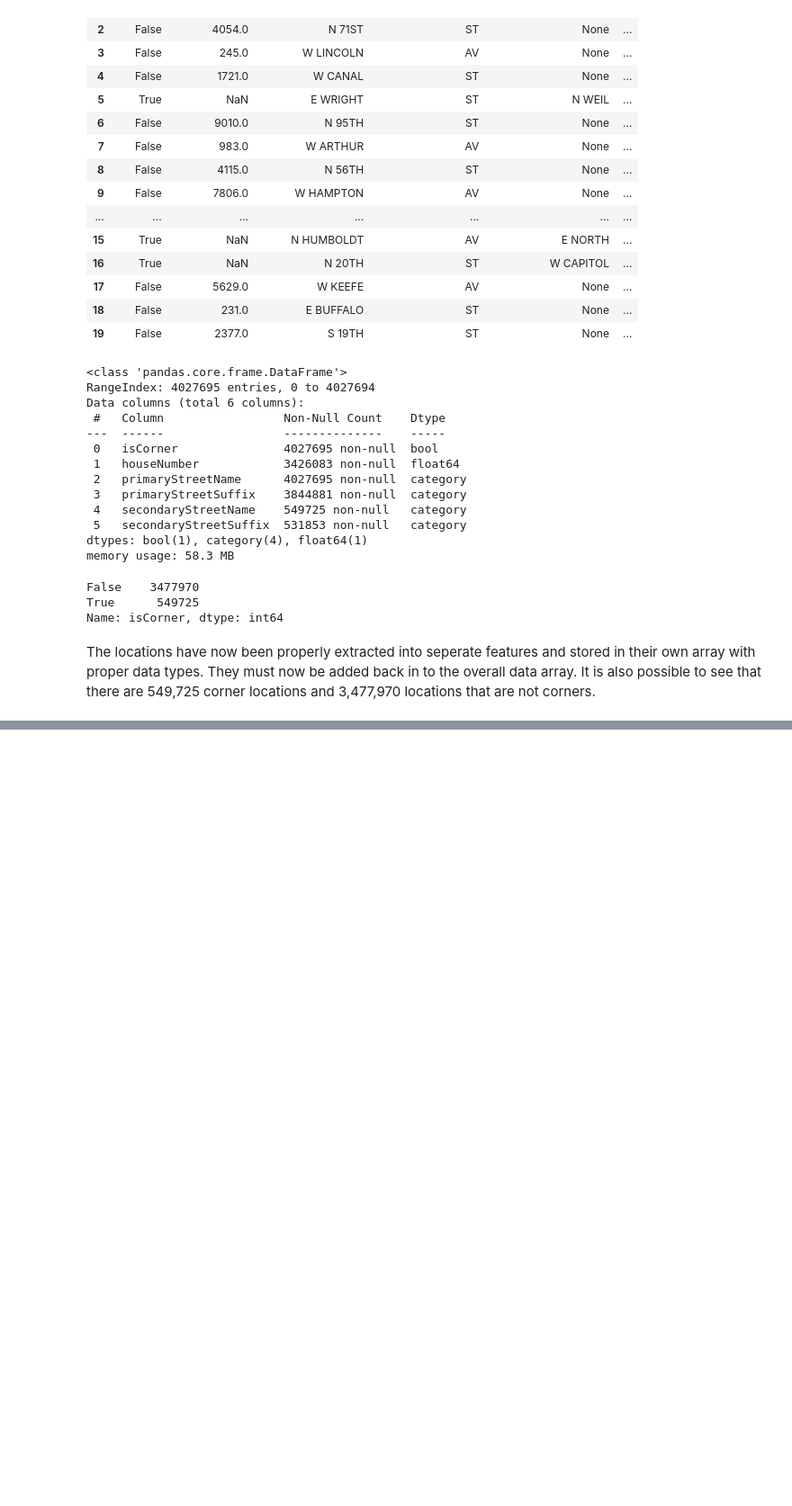
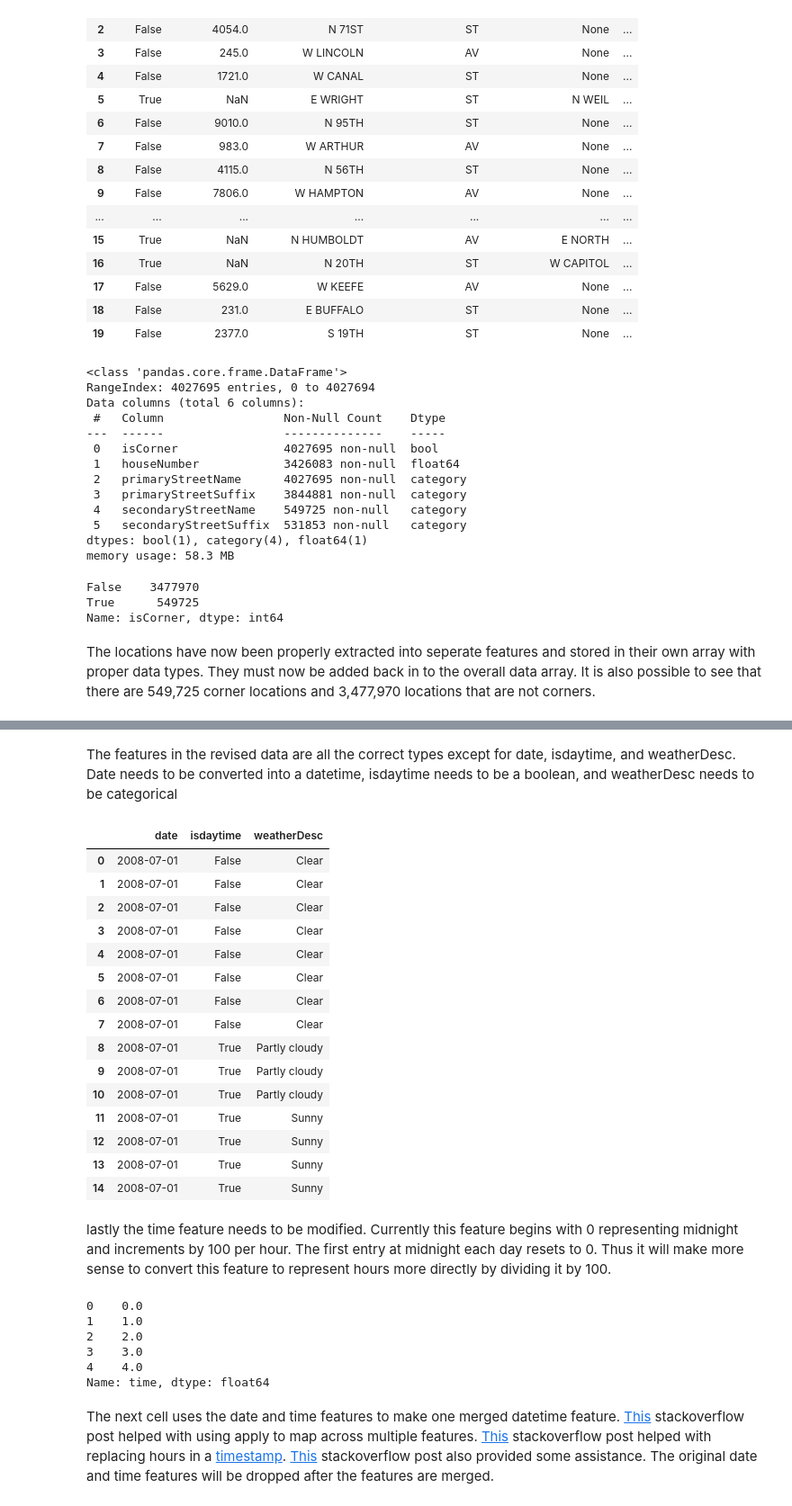
Before and after one commit to GrantFass/CS3300-FinalProject, a Jupyter notebook: CS 3300 011 Data Science Final Project.ipynb, the cells around one changed output, grey strips where cells are left out. Shown at 90% size. Saved outputs shown, nothing was run; the diff lists cells and outputs as text; code cells hidden in the pictures; blank space fills up the shorter version.

```diff
--- a/CS 3300 011 Data Science Final Project.ipynb
+++ b/CS 3300 011 Data Science Final Project.ipynb
@@ -581,0 +635,39 @@ https://mpd.digitalpublicworks.com/?start=2019-01-05T00:00:00-06:00&end=2019-01-
+# %% [markdown]
+The features in the revised data are all the correct types except for date, isdaytime, and weatherDesc. Date needs to be converted into a datetime, isdaytime needs to be a boolean, and weatherDesc needs to be categorical
+# %%
+def isdaytime_to_boolean(val: str) -> bool:
+    """
+    method to convert a string into a boolean
+    :param val: (str) no or yes
+    :return: (bool) False if no, True if yes
+    :auth: Grant Fass
+    :since: 8 February 2022
+    """
+    if val == 'no':
+        return False
+    return True
+# %%
+weather_data['date'] = pd.to_datetime(weather_data['date'], infer_datetime_format=True)
+weather_data['isdaytime'] = weather_data['isdaytime'].map(isdaytime_to_boolean).astype('bool')
+weather_data['weatherDesc'] = weather_data['weatherDesc'].astype('category')
+# %%
+weather_data[['date', 'isdaytime', 'weatherDesc']].head(15)
+# %% [output]
+|  | date | isdaytime | weatherDesc |
+| 0 | 2008-07-01 | False | Clear |
+| 1 | 2008-07-01 | False | Clear |
+| 2 | 2008-07-01 | False | Clear |
+| 3 | 2008-07-01 | False | Clear |
+| 4 | 2008-07-01 | False | Clear |
+| 5 | 2008-07-01 | False | Clear |
+| 6 | 2008-07-01 | False | Clear |
+| 7 | 2008-07-01 | False | Clear |
+| 8 | 2008-07-01 | True | Partly cloudy |
+| 9 | 2008-07-01 | True | Partly cloudy |
+| 10 | 2008-07-01 | True | Partly cloudy |
+| 11 | 2008-07-01 | True | Sunny |
+| 12 | 2008-07-01 | True | Sunny |
+| 13 | 2008-07-01 | True | Sunny |
+| 14 | 2008-07-01 | True | Sunny |
+# %% [markdown]
+lastly the time feature needs to be modified. Currently this feature begins with 0 representing midnight and increments by 100 per hour. The first entry at midnight each day resets to 0. Thus it will make more sense to convert this feature to represent hours more directly by dividing it by 100.
@@ -581,0 +676,11 @@ https://mpd.digitalpublicworks.com/?start=2019-01-05T00:00:00-06:00&end=2019-01-
+# %%
+weather_data['time'].head(5)
+# %% [output]
+0    0.0
+1    1.0
+2    2.0
+3    3.0
+4    4.0
+Name: time, dtype: float64
+# %% [markdown]
+The next cell uses the date and time features to make one merged datetime feature. [This](https://stackoverflow.com/a/44648068) stackoverflow post helped with using apply to map across multiple features. [This](https://stackoverflow.com/a/17152848) stackoverflow post helped with replacing hours in a [timestamp](https://pandas.pydata.org/docs/reference/api/pandas.Timestamp.replace.html). [This](https://stackoverflow.com/a/25129655) stackoverflow post also provided some assistance. The original date and time features will be dropped after the features are merged.
```
Also changed, not shown: parts of 52 cells of this notebook.
